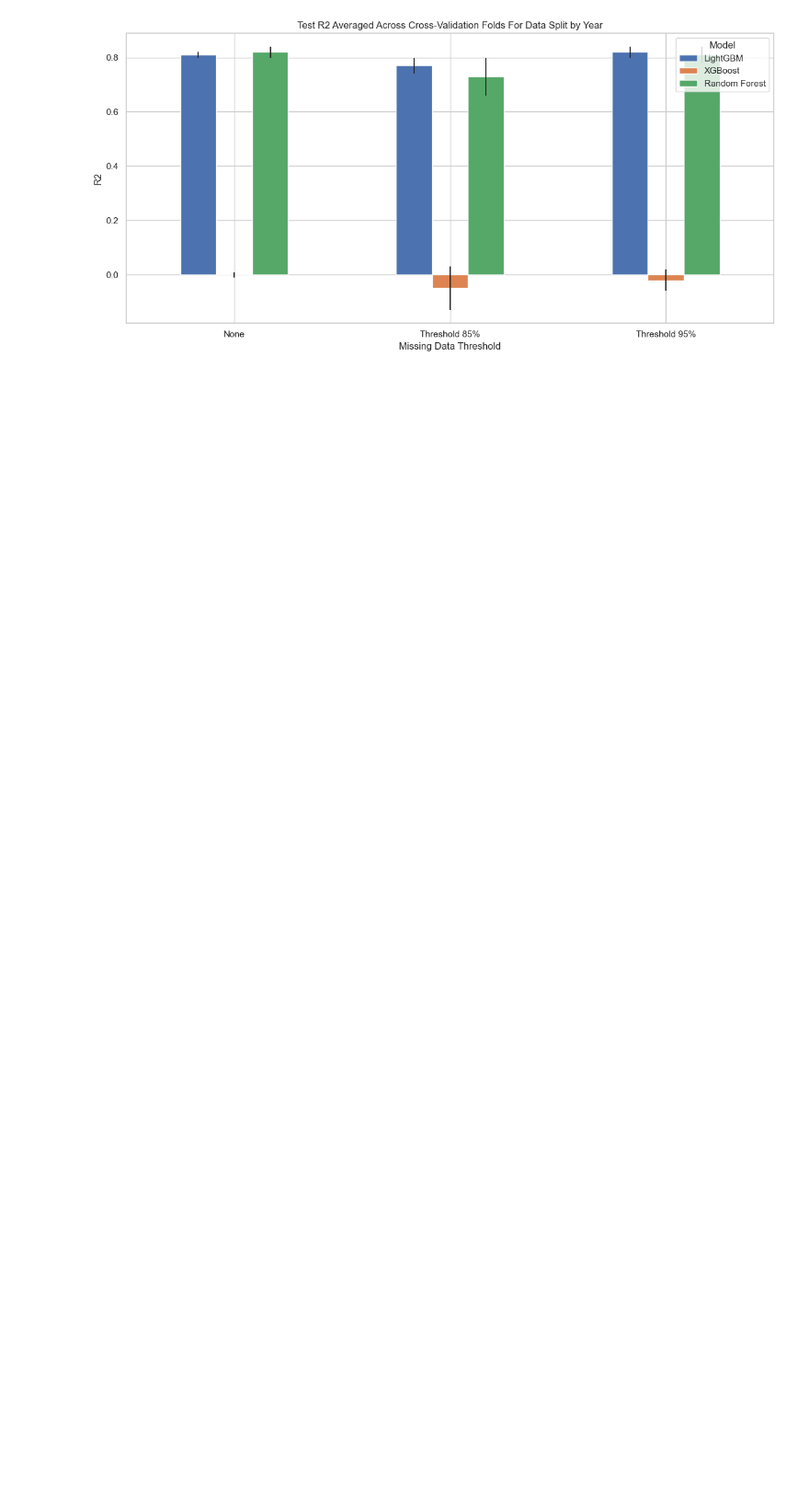
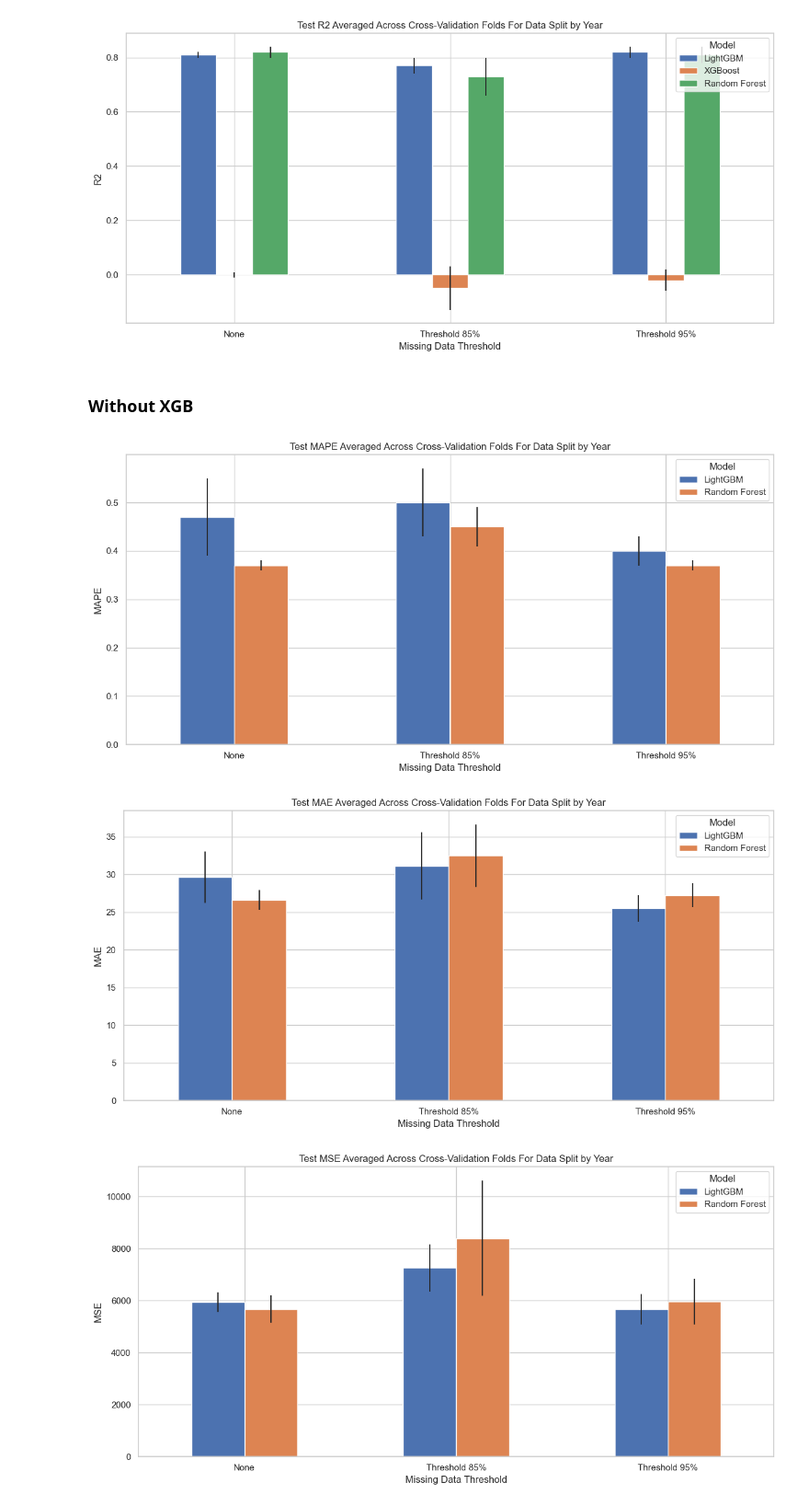
Before and after one commit to R0sle/health_economics_honours, a Jupyter notebook: code/byyear_models/year_model_comp.ipynb, the cells around one changed output. Shown at 92% size. Cells and saved outputs as stored; diff of their text form; code cells hidden in the pictures; blank space fills up the shorter version.

```diff
--- a/code/byyear_models/year_model_comp.ipynb
+++ b/code/byyear_models/year_model_comp.ipynb
@@ -547,3 +552,28 @@ for metric in metrics:
 [figure]
 [figure]
 [figure]
+# %% [markdown]
+### Without XGB
+# %%
+without_xgb = mean_concat.drop(columns=['XGBoost'], axis=1)
+without_xgb_std = std_concat.drop(columns=['XGBoost'], axis=1)
+# %%
+without_xgb = without_xgb.astype(float)
+without_xgb_std = without_xgb_std.astype(float)
+
+metrics = ['MAPE', 'MAE', "MSE", 'RMSE', "R2"]
+bar_index = without_xgb.index
+
+for metric in metrics:
+    data_metric = without_xgb.xs(metric, axis=1, level='Metric')
+    error = without_xgb_std.xs(metric, axis=1, level='Metric')
+    ax = data_metric.plot.bar(rot=0, yerr=error, figsize=(12, 6))
+    plt.title("Test " + metric + " Averaged Across Cross-Validation Folds For Data Split by Year")
+    plt.xlabel("Missing Data Threshold")
+    plt.ylabel(metric)
+    plt.tight_layout()
+    plt.show()
+# %% [output]
+[figure, added]
+[figure, added]
+[figure, added]
```
Also changed, not shown: parts of 16 cells of this notebook, 51 other files.
